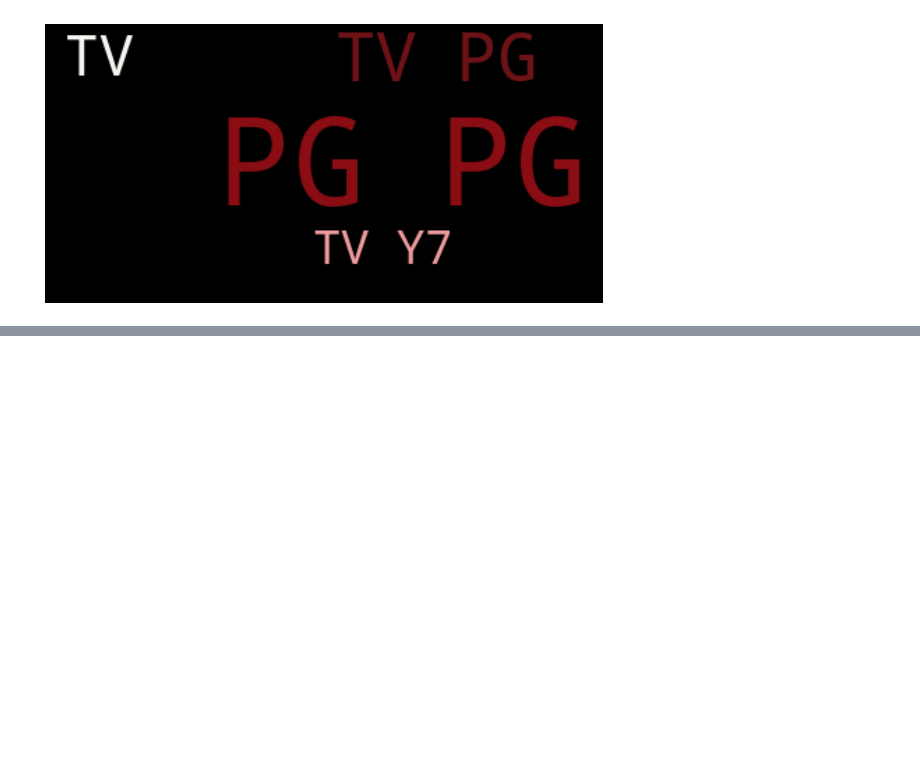
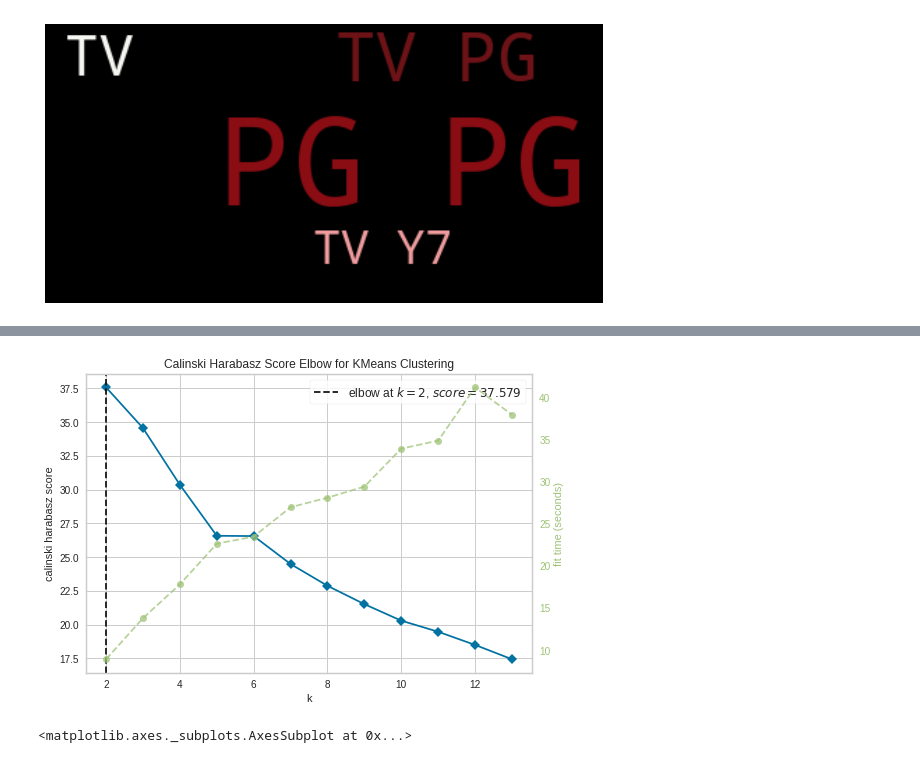
Before and after one commit to itishajain15/Netflix_Tv_Shows_and_Movies_clustering, a Jupyter notebook: Netflix_Movies_and_TV_Shows_clustering_Team_Notebook.ipynb, the cells around one changed output, grey strips where cells are left out. Cells and saved outputs as stored; diff of their text form; code cells hidden in the pictures; blank space fills up the shorter version.

```diff
--- a/Netflix_Movies_and_TV_Shows_clustering_Team_Notebook.ipynb
+++ b/Netflix_Movies_and_TV_Shows_clustering_Team_Notebook.ipynb
@@ -1013,0 +1369,15 @@ Cluster Number : 4
+# %%
+from sklearn.cluster import KMeans
+from sklearn.datasets import make_blobs
+
+from yellowbrick.cluster import KElbowVisualizer
+
+# Instantiate the clustering model and visualizer
+model1 = KMeans(init='k-means++', max_iter=1000, n_init=10, random_state=12)
+visualizer1 = KElbowVisualizer( model1, k=(2,14), metric='calinski_harabasz', timings=True)
+
+visualizer1.fit(X)        # Fit the data to the visualizer
+visualizer1.show()        # Finalize and render the figure
+# %% [output]
+[figure, added]
+<matplotlib.axes._subplots.AxesSubplot at 0x...>
```
Also changed, not shown: parts of 52 cells of this notebook.
